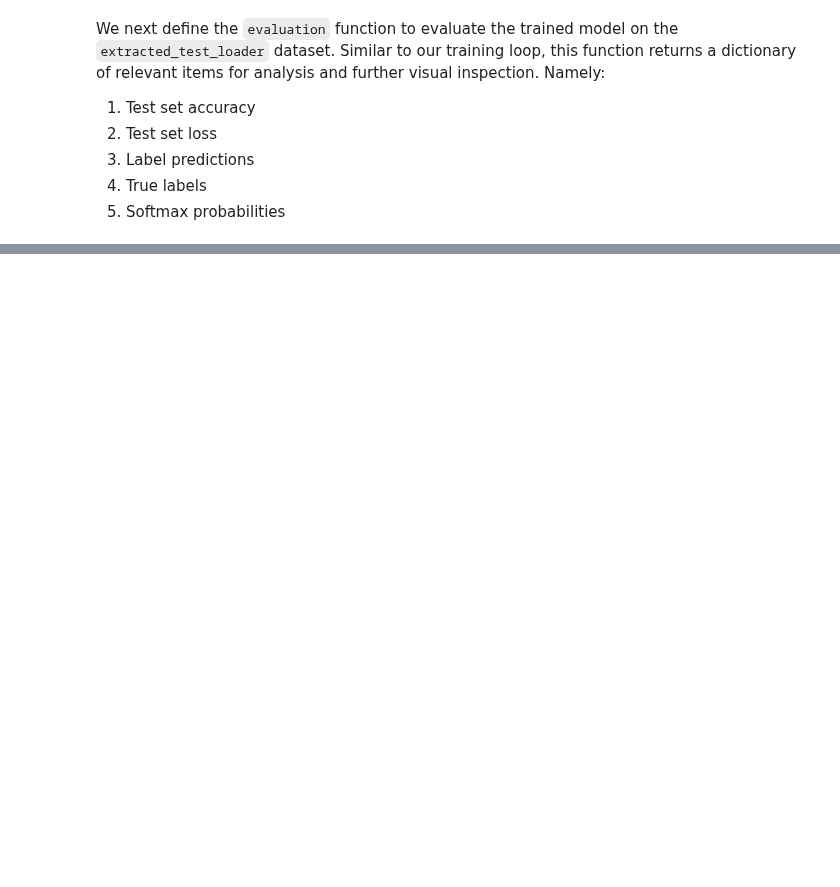
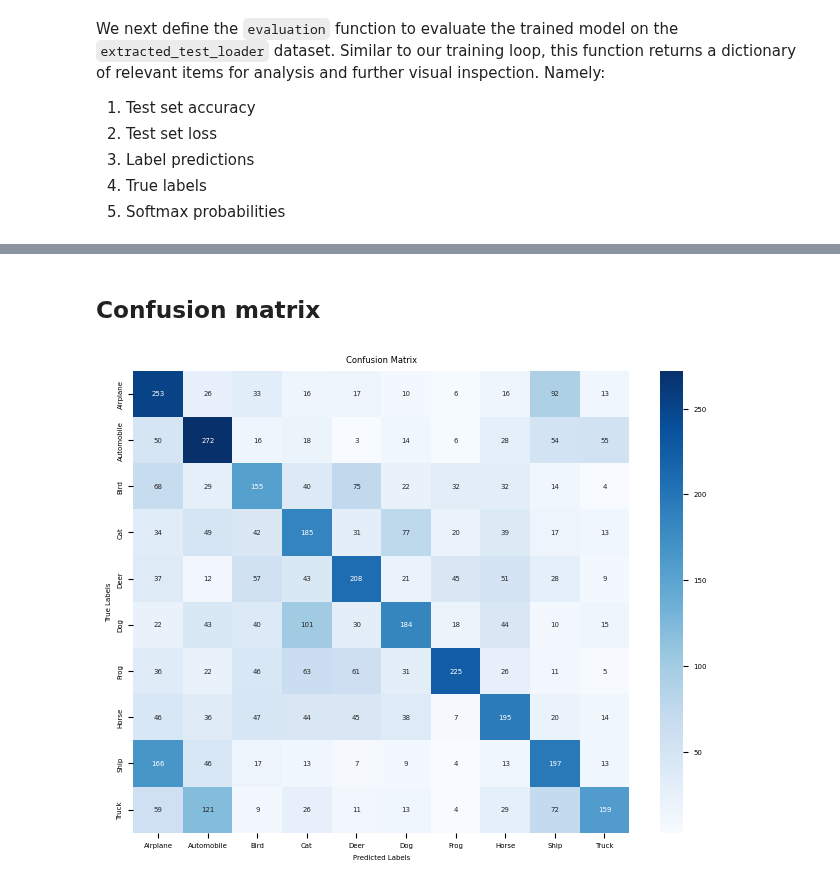
Before and after one commit to Team4IDS576/homework-assignments, a Jupyter notebook: Homework_2_Problem_1.ipynb, the cells around one changed output, grey strips where cells are left out. Saved outputs shown, nothing was run; the diff lists cells and outputs as text; code cells hidden in the pictures; blank space fills up the shorter version.

Commit message:
add fine-tuning and confusion matrix

```diff
--- a/Homework_2_Problem_1.ipynb
+++ b/Homework_2_Problem_1.ipynb
@@ -521,0 +599,41 @@ prediction_results(test_results, test_set)
+# %% [markdown]
+## Confusion matrix
+# %%
+def plot_confusion_matrix(model, test_loader, class_labels):
+    """
+    Plot the confusion matrix for a model's predictions on a test dataset.
+    Args:
+        model: The trained model for which you want to create a confusion matrix.
+        test_loader: DataLoader for the test dataset.
+        class_labels: List of class labels for mapping the confusion matrix.
+    """
+    model.eval()
+    y_true = []
+    y_pred = []
+
+    with torch.no_grad():
+        for inputs, labels in test_loader:
+            inputs = inputs.to(device)
+            labels = labels.to(device)
+            outputs = model(inputs)
+            _, predicted = torch.max(outputs, 1)
+
+            y_true.extend(labels.cpu().numpy())
+            y_pred.extend(predicted.cpu().numpy())
+
+    cm = confusion_matrix(y_true, y_pred)
+
+    plt.figure(figsize=(8, 6))
+    sns.heatmap(cm, annot=True, fmt="d", cmap="Blues", xticklabels=class_labels, yticklabels=class_labels)
+    plt.xlabel("Predicted Labels")
+    plt.ylabel("True Labels")
+    plt.title("Confusion Matrix")
+    plt.show()
+# %%
+# Define class labels for CIFAR-10
+class_labels = ['Airplane', 'Automobile', 'Bird', 'Cat', 'Deer', 'Dog', 'Frog', 'Horse', 'Ship', 'Truck']
+
+# Generate confusion matrix for logistic regression model
+plot_confusion_matrix(trained_classifier["model"], test_loader, class_labels)
+# %% [output]
+[figure, added]
```
Also changed, not shown: parts of 11 cells of this notebook.
